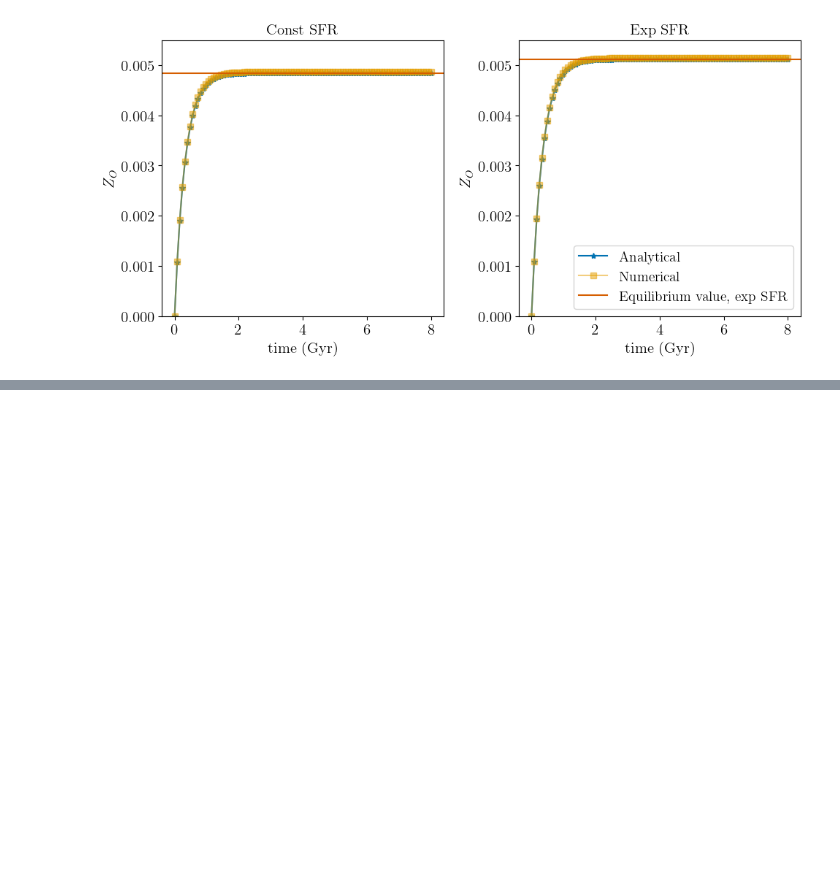
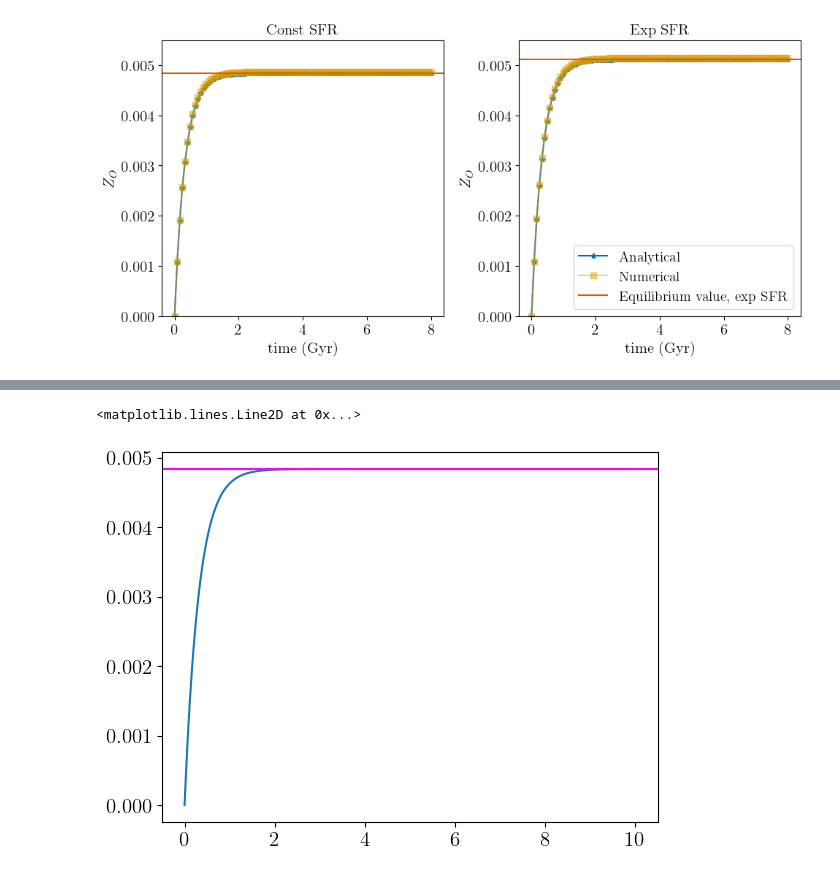
Before and after one commit to haniyehtajer/chemevo, a Jupyter notebook: examples/Oxygen_abundance.ipynb, the cells around one changed output, grey strips where cells are left out. Drawn from its saved outputs; the diff is of its cells as text; code cells hidden in the pictures; blank space fills up the shorter version.

```diff
--- a/examples/Oxygen_abundance.ipynb
+++ b/examples/Oxygen_abundance.ipynb
@@ -168,0 +224,12 @@ plt.savefig("O_const_exp.png", dpi=300)
+# %%
+t_array = np.linspace(0,10,1000)
+model = evo.Galaxy(t_array, m_o_cc=0.015, eta=2.5, r=0.4, tau_star=1)
+m_g_array = np.ones(len(t_array))
+M_oxygen = model.integrate_m_O(m_g_array=m_g_array)
+Z_oxygen = model.compute_z_O(m_g_array)
+# %%
+plt.plot(t_array, Z_oxygen)
+plt.axhline(eq_Z_O_const, color = 'magenta', label = 'Equilibrium value')
+# %% [output]
+<matplotlib.lines.Line2D at 0x...>
+[figure, added]
```
Also changed, not shown: parts of 5 cells of this notebook, 6 other files.
